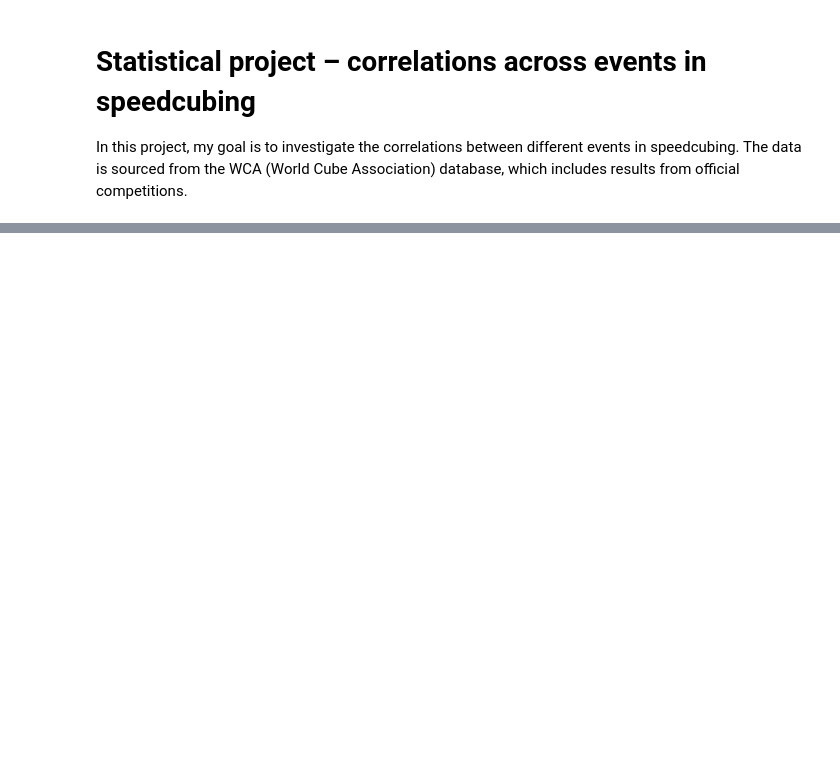
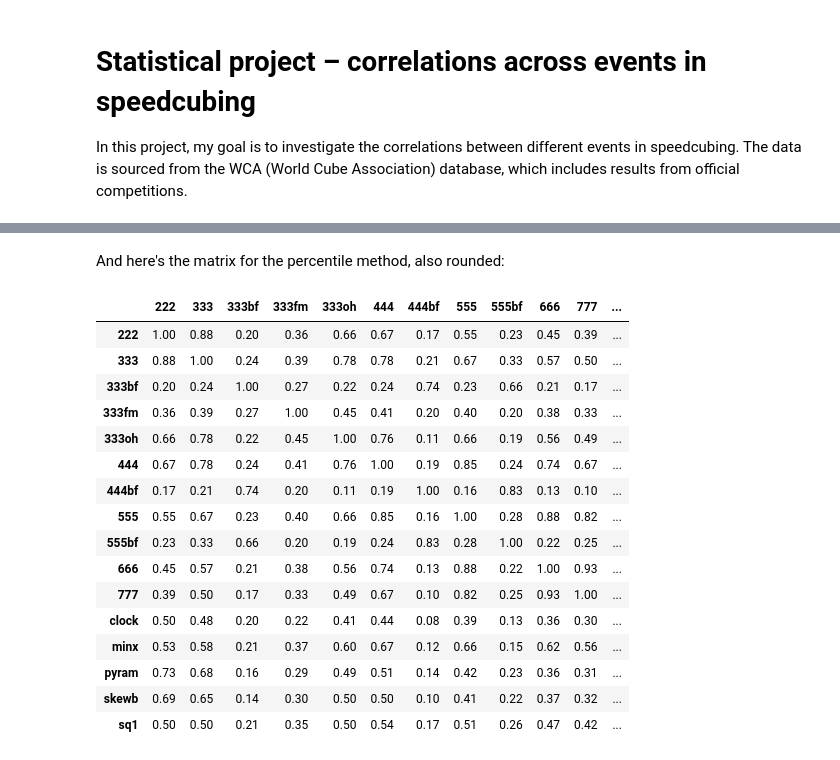
Before and after one commit to petrambroz/speedcubing-correlations, a Jupyter notebook: speedcubing-correlation.ipynb, the cells around one changed output, grey strips where cells are left out. Drawn from its saved outputs; the diff is of its cells as text; code cells hidden in the pictures; blank space fills up the shorter version.

```diff
--- a/speedcubing-correlation.ipynb
+++ b/speedcubing-correlation.ipynb
@@ -224,0 +375,23 @@ A bit of context: I competed for the first time in Bratislava in 2016. My best 3
+# %% [markdown]
+And here's the matrix for the percentile method, also rounded:
+# %%
+event_corr_pct_rounded = event_corr_pct.round(2)
+display(event_corr_pct_rounded)
+# %% [output]
+|  | 222 | 333 | 333bf | 333fm | 333oh | 444 | 444bf | 555 | 555bf | 666 | 777 | ... |
+| 222 | 1.00 | 0.88 | 0.20 | 0.36 | 0.66 | 0.67 | 0.17 | 0.55 | 0.23 | 0.45 | 0.39 | ... |
+| 333 | 0.88 | 1.00 | 0.24 | 0.39 | 0.78 | 0.78 | 0.21 | 0.67 | 0.33 | 0.57 | 0.50 | ... |
+| 333bf | 0.20 | 0.24 | 1.00 | 0.27 | 0.22 | 0.24 | 0.74 | 0.23 | 0.66 | 0.21 | 0.17 | ... |
+| 333fm | 0.36 | 0.39 | 0.27 | 1.00 | 0.45 | 0.41 | 0.20 | 0.40 | 0.20 | 0.38 | 0.33 | ... |
+| 333oh | 0.66 | 0.78 | 0.22 | 0.45 | 1.00 | 0.76 | 0.11 | 0.66 | 0.19 | 0.56 | 0.49 | ... |
+| 444 | 0.67 | 0.78 | 0.24 | 0.41 | 0.76 | 1.00 | 0.19 | 0.85 | 0.24 | 0.74 | 0.67 | ... |
+| 444bf | 0.17 | 0.21 | 0.74 | 0.20 | 0.11 | 0.19 | 1.00 | 0.16 | 0.83 | 0.13 | 0.10 | ... |
+| 555 | 0.55 | 0.67 | 0.23 | 0.40 | 0.66 | 0.85 | 0.16 | 1.00 | 0.28 | 0.88 | 0.82 | ... |
+| 555bf | 0.23 | 0.33 | 0.66 | 0.20 | 0.19 | 0.24 | 0.83 | 0.28 | 1.00 | 0.22 | 0.25 | ... |
+| 666 | 0.45 | 0.57 | 0.21 | 0.38 | 0.56 | 0.74 | 0.13 | 0.88 | 0.22 | 1.00 | 0.93 | ... |
+| 777 | 0.39 | 0.50 | 0.17 | 0.33 | 0.49 | 0.67 | 0.10 | 0.82 | 0.25 | 0.93 | 1.00 | ... |
+| clock | 0.50 | 0.48 | 0.20 | 0.22 | 0.41 | 0.44 | 0.08 | 0.39 | 0.13 | 0.36 | 0.30 | ... |
+| minx | 0.53 | 0.58 | 0.21 | 0.37 | 0.60 | 0.67 | 0.12 | 0.66 | 0.15 | 0.62 | 0.56 | ... |
+| pyram | 0.73 | 0.68 | 0.16 | 0.29 | 0.49 | 0.51 | 0.14 | 0.42 | 0.23 | 0.36 | 0.31 | ... |
+| skewb | 0.69 | 0.65 | 0.14 | 0.30 | 0.50 | 0.50 | 0.10 | 0.41 | 0.22 | 0.37 | 0.32 | ... |
+| sq1 | 0.50 | 0.50 | 0.21 | 0.35 | 0.50 | 0.54 | 0.17 | 0.51 | 0.26 | 0.47 | 0.42 | ... |
```
Also changed, not shown: parts of 37 cells of this notebook.
